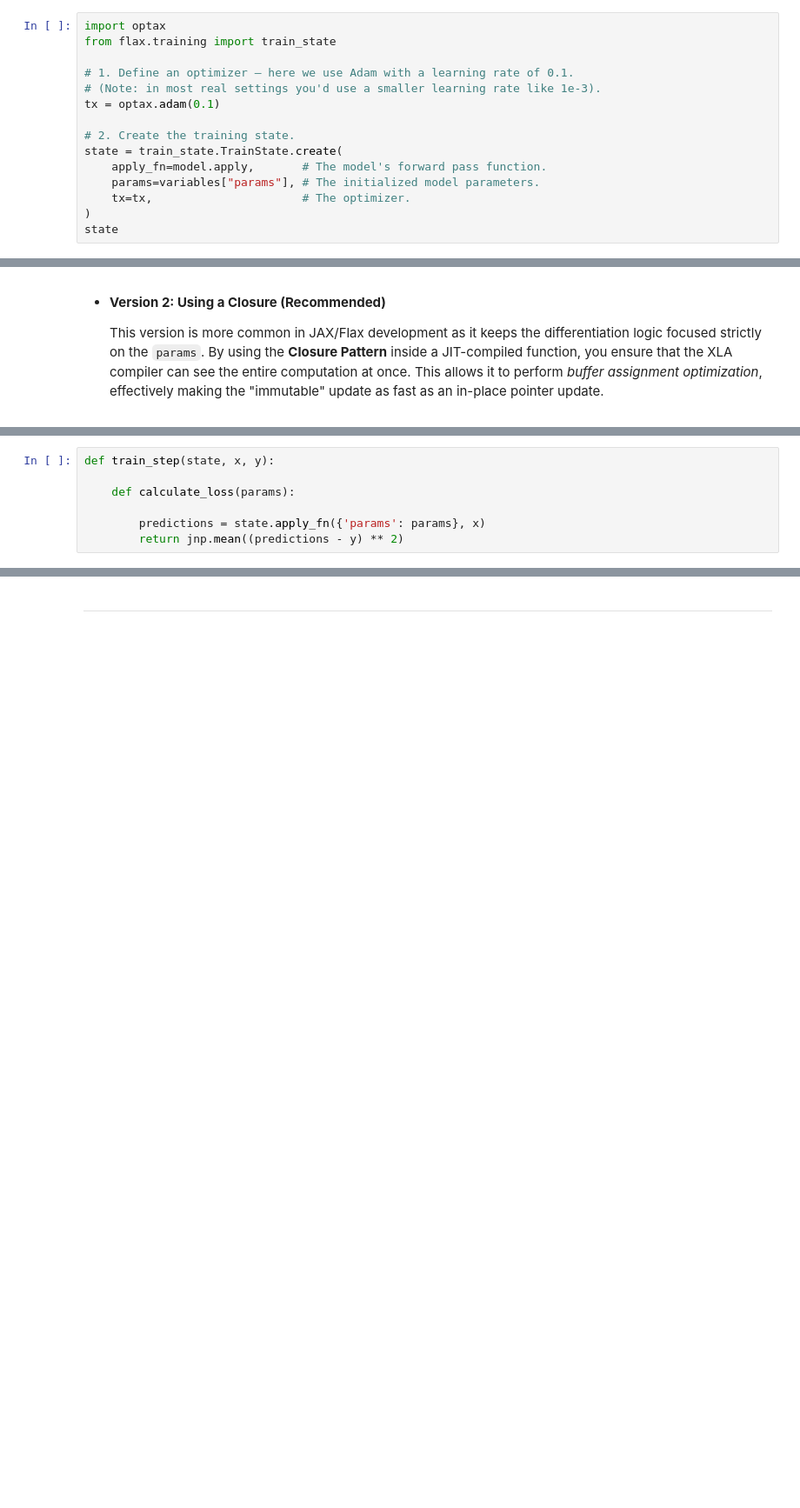
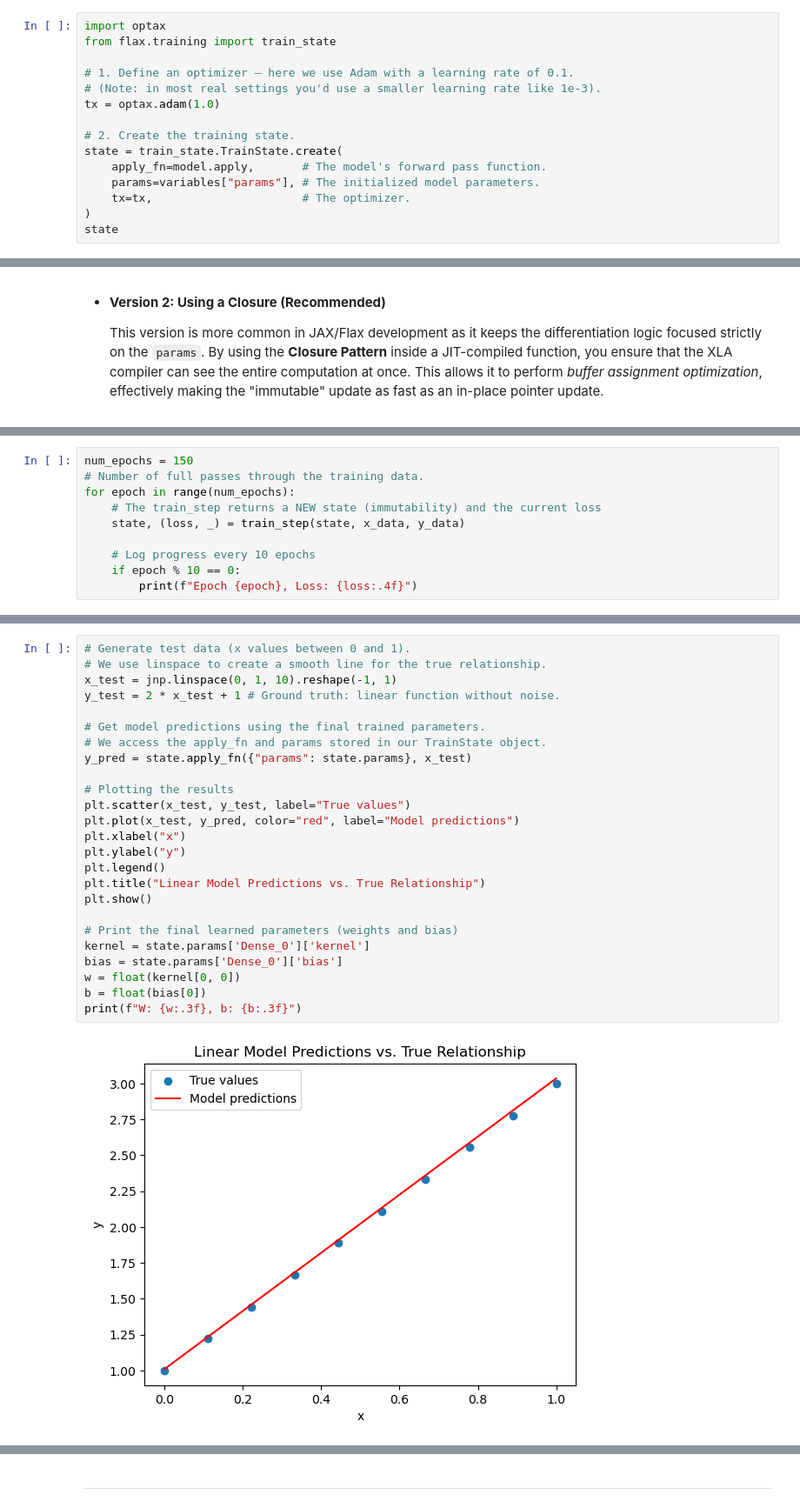
Before and after one commit to paymantohidifar/deep-learning-for-biology-book, a Jupyter notebook: notebooks/chapter1.ipynb, the cells around one changed output, grey strips where cells are left out. Shown at 87% size. Saved outputs shown, nothing was run; the diff lists cells and outputs as text; blank space fills up the shorter version.

Commit message:
doc: Defining the training loop section.

```diff
--- a/notebooks/chapter1.ipynb
+++ b/notebooks/chapter1.ipynb
@@ -977,7 +977,7 @@ from flax.training import train_state
 
 # 1. Define an optimizer — here we use Adam with a learning rate of 0.1.
 # (Note: in most real settings you'd use a smaller learning rate like 1e-3).
-tx = optax.adam(0.1)
+tx = optax.adam(1.0)
 
 # 2. Create the training state.
 state = train_state.TrainState.create(
@@ -1115,10 +1115,3 @@ def train_step(state, x, y):
     # Update the state with the calculated gradients.
     state = state.apply_gradients(grads=grads)
     return state, loss
-# %%
-def train_step(state, x, y):
-
-    def calculate_loss(params):
-
-        predictions = state.apply_fn({'params': params}, x)
-        return jnp.mean((predictions - y) ** 2)
@@ -1124,0 +1185,10 @@ def train_step(state, x, y):
+# %%
+num_epochs = 150
+# Number of full passes through the training data.
+for epoch in range(num_epochs):
+    # The train_step returns a NEW state (immutability) and the current loss
+    state, (loss, _) = train_step(state, x_data, y_data)
+
+    # Log progress every 10 epochs
+    if epoch % 10 == 0:
+        print(f"Epoch {epoch}, Loss: {loss:.4f}")
@@ -1124,0 +1213,27 @@ def train_step(state, x, y):
+# %%
+# Generate test data (x values between 0 and 1).
+# We use linspace to create a smooth line for the true relationship.
+x_test = jnp.linspace(0, 1, 10).reshape(-1, 1)
+y_test = 2 * x_test + 1 # Ground truth: linear function without noise.
+
+# Get model predictions using the final trained parameters.
+# We access the apply_fn and params stored in our TrainState object.
+y_pred = state.apply_fn({"params": state.params}, x_test)
+
+# Plotting the results
+plt.scatter(x_test, y_test, label="True values")
+plt.plot(x_test, y_pred, color="red", label="Model predictions")
+plt.xlabel("x")
+plt.ylabel("y")
+plt.legend()
+plt.title("Linear Model Predictions vs. True Relationship")
+plt.show()
+
+# Print the final learned parameters (weights and bias)
+kernel = state.params['Dense_0']['kernel']
+bias = state.params['Dense_0']['bias']
+w = float(kernel[0, 0])
+b = float(bias[0])
+print(f"W: {w:.3f}, b: {b:.3f}")
+# %% [output]
+[figure, added]
```
Also changed, not shown: parts of 8 cells of this notebook.
